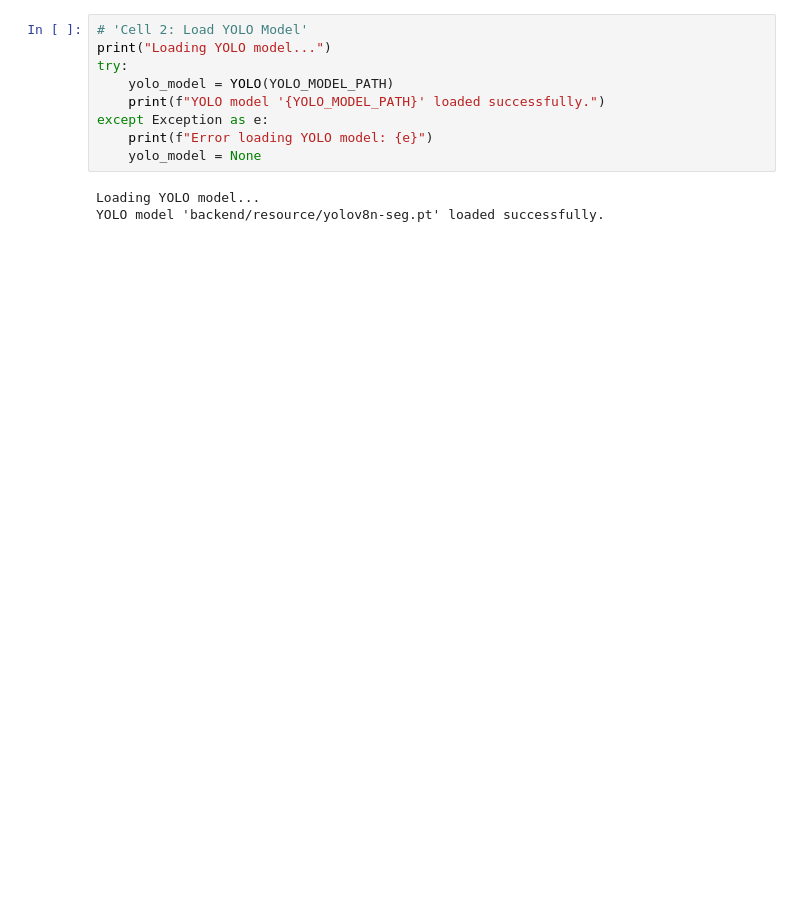
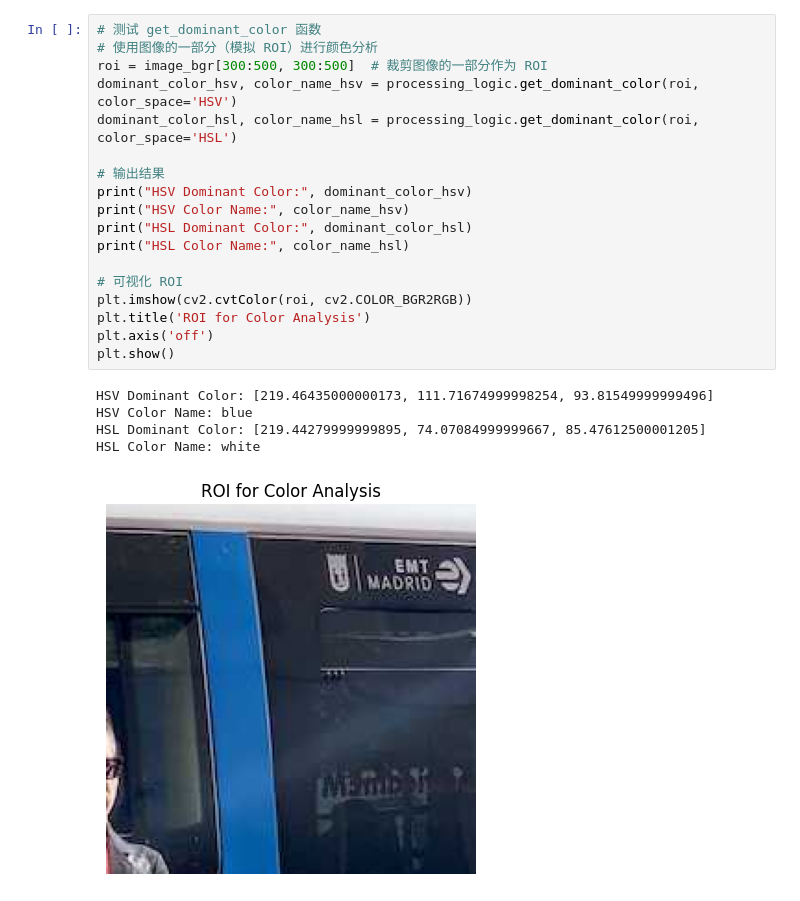
Before and after one commit to Z2nd/DeepSeek-Image-Recognition, a Jupyter notebook: app.ipynb, the cells around one changed output. Saved outputs shown, nothing was run; the diff lists cells and outputs as text; blank space fills up the shorter version.

```diff
--- a/app.ipynb
+++ b/app.ipynb
@@ -29,13 +40,25 @@ Metadata Path: backend/resource/capture_metadata.json
 # %%
-# 'Cell 2: Load YOLO Model'
-print("Loading YOLO model...")
-try:
-    yolo_model = YOLO(YOLO_MODEL_PATH)
-    print(f"YOLO model '{YOLO_MODEL_PATH}' loaded successfully.")
-except Exception as e:
-    print(f"Error loading YOLO model: {e}")
-    yolo_model = None
+# 测试 get_dominant_color 函数
+# 使用图像的一部分（模拟 ROI）进行颜色分析
+roi = image_bgr[300:500, 300:500]  # 裁剪图像的一部分作为 ROI
+dominant_color_hsv, color_name_hsv = processing_logic.get_dominant_color(roi, color_space='HSV')
+dominant_color_hsl, color_name_hsl = processing_logic.get_dominant_color(roi, color_space='HSL')
+
+# 输出结果
+print("HSV Dominant Color:", dominant_color_hsv)
+print("HSV Color Name:", color_name_hsv)
+print("HSL Dominant Color:", dominant_color_hsl)
+print("HSL Color Name:", color_name_hsl)
+
+# 可视化 ROI
+plt.imshow(cv2.cvtColor(roi, cv2.COLOR_BGR2RGB))
+plt.title('ROI for Color Analysis')
+plt.axis('off')
+plt.show()
 # %% [output]
-Loading YOLO model...
-YOLO model 'backend/resource/yolov8n-seg.pt' loaded successfully.
+HSV Dominant Color: [219.46435000000173, 111.71674999998254, 93.81549999999496]
+HSV Color Name: blue
+HSL Dominant Color: [219.44279999999895, 74.07084999999667, 85.47612500001205]
+HSL Color Name: white
+[figure, added]
 # %%
```
Also changed, not shown: parts of 5 cells of this notebook, 10 other files.
